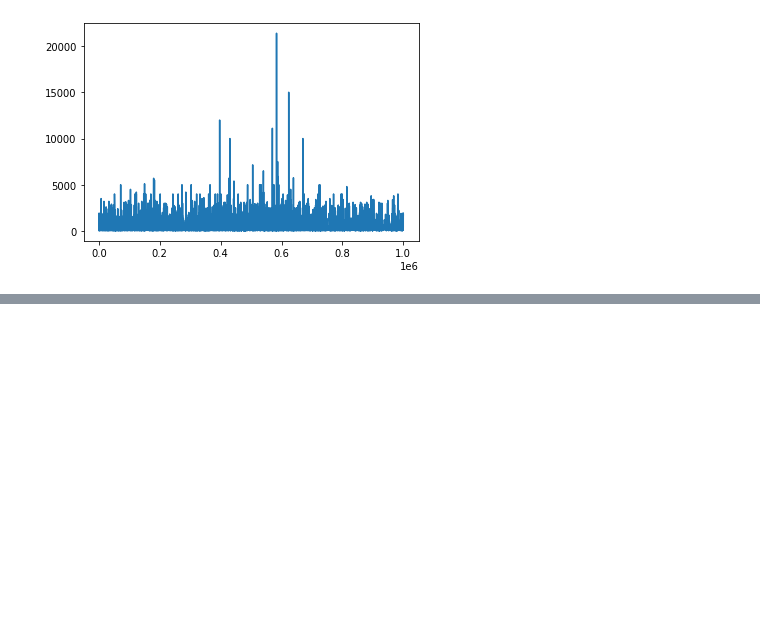
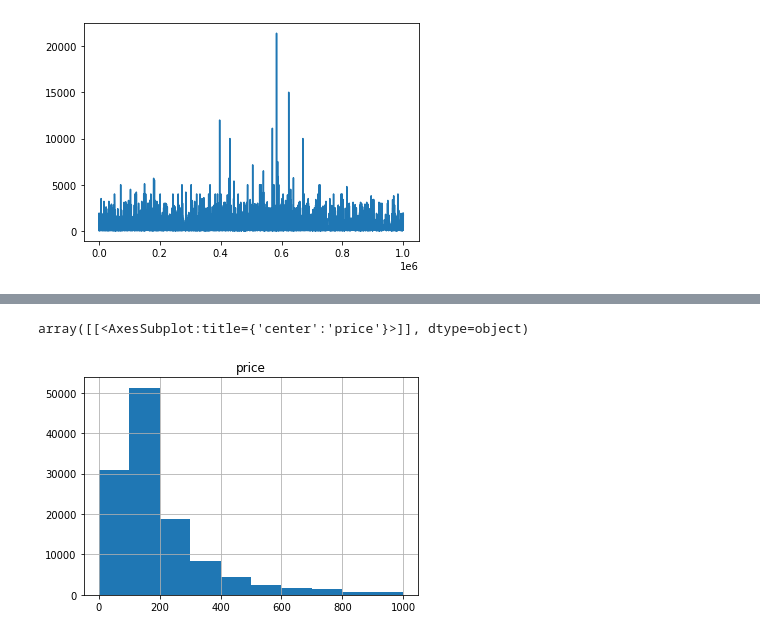
Before and after one commit to crisnicogonzalez/tp-final-isi, a Jupyter notebook: process data.ipynb, the cells around one changed output, grey strips where cells are left out. Cells and saved outputs as stored; diff of their text form; code cells hidden in the pictures; blank space fills up the shorter version.

```diff
--- a/process data.ipynb
+++ b/process data.ipynb
@@ -53,0 +54,5 @@ df['price'].plot()
+# %%
+df.hist(column='price')
+# %% [output]
+array([[<AxesSubplot:title={'center':'price'}>]], dtype=object)
+[figure, added]
```
Also changed, not shown: parts of 1 cell of this notebook.
